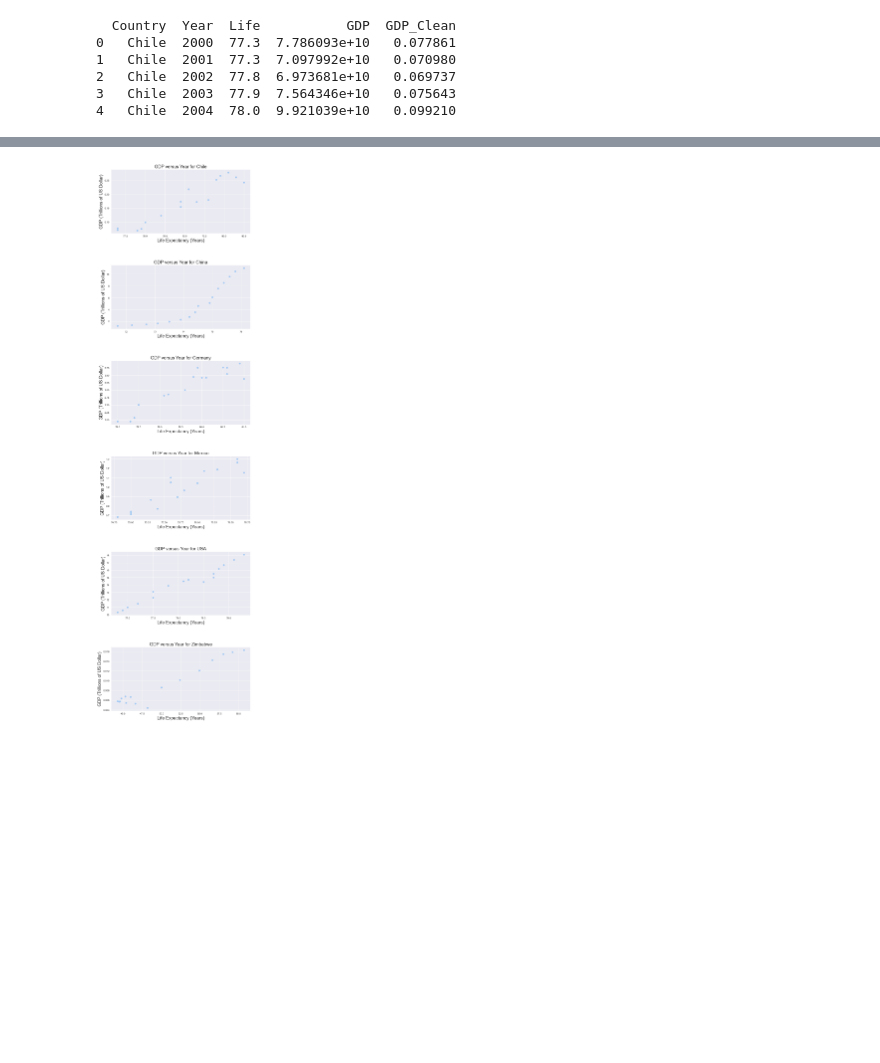
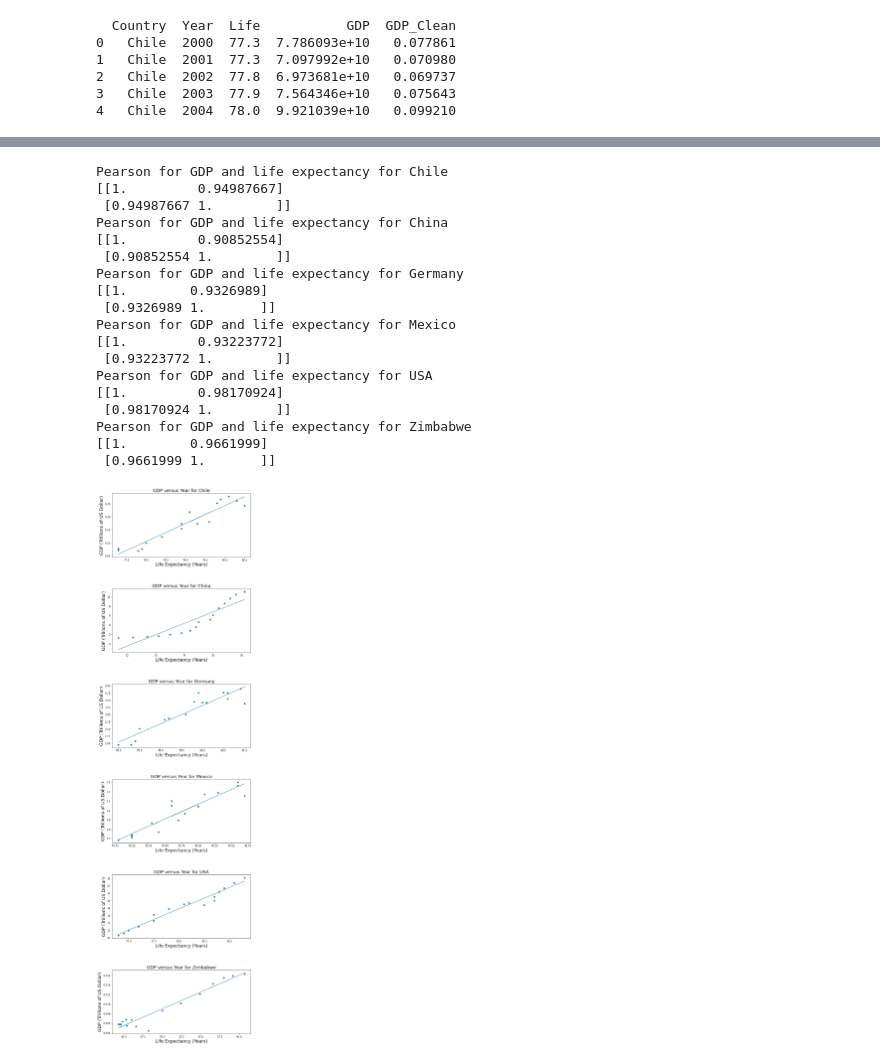
Before and after one commit to spang047/Life_expectancy, a Jupyter notebook: life_expectancy_gdp.ipynb, the cells around one changed output, grey strips where cells are left out. Cells and saved outputs as stored; diff of their text form; code cells hidden in the pictures; blank space fills up the shorter version.

```diff
--- a/life_expectancy_gdp.ipynb
+++ b/life_expectancy_gdp.ipynb
@@ -103,20 +129,46 @@ I needed to create an array of ax items to allow for creating each subplot. Othe
 # %%
 plt.figure(figsize=(10,40))
 plt.subplots_adjust(hspace = .5)
 count = 1
 ax2 = ['ax1', 'ax2', 'ax3', 'ax4', 'ax5', 'ax6', 'ax7']
 
 for country_name in df.Country.unique().tolist():
     ax2[count] = plt.subplot(6, 1, count)
-    plt.scatter(x= df.Life[df.Country == country_name], y= df.GDP_Clean[df.Country == country_name])
+    x_val  = df.Life[df.Country == country_name]
+    y_val = df.GDP_Clean[df.Country == country_name]
+    plt.scatter(x= x_val, y= y_val)
+    slope, intercept, r, p, stderr = scipy.stats.linregress(x_val, y_val)
+    line = f'Regression line: y={intercept:.2f}+{slope:.2f}x, r={r:.2f}'
+    plt.plot(x_val, intercept + slope * x_val, label=line)
     plt.title('GDP versus Year for ' + country_name, fontsize = 18)
     ax2[count].set_ylabel('GDP (Trillions of US Dollar)', fontsize = 18)
     ax2[count].set_xlabel('Life Expectancy (Years)', fontsize = 18)
     count += 1
 
+    print('Pearson for GDP and life expectancy for ' + country_name)
+    print(np.corrcoef(x_val, y_val))
+
 plt.savefig('gdp_and_life_scatter.png')
 # %% [output]
+Pearson for GDP and life expectancy for Chile
+[[1.         0.94987667]
+ [0.94987667 1.        ]]
+Pearson for GDP and life expectancy for China
+[[1.         0.90852554]
+ [0.90852554 1.        ]]
+Pearson for GDP and life expectancy for Germany
+[[1.        0.9326989]
+ [0.9326989 1.       ]]
+Pearson for GDP and life expectancy for Mexico
+[[1.         0.93223772]
+ [0.93223772 1.        ]]
+Pearson for GDP and life expectancy for USA
+[[1.         0.98170924]
+ [0.98170924 1.        ]]
+Pearson for GDP and life expectancy for Zimbabwe
+[[1.        0.9661999]
+ [0.9661999 1.       ]]
-[figure, old version]
+[figure, new version]
 # %%
 # Create a violin plot of life expectancy
 plt.figure(figsize=(20,10))
```
Also changed, not shown: parts of 4 cells of this notebook, 4 other files.
